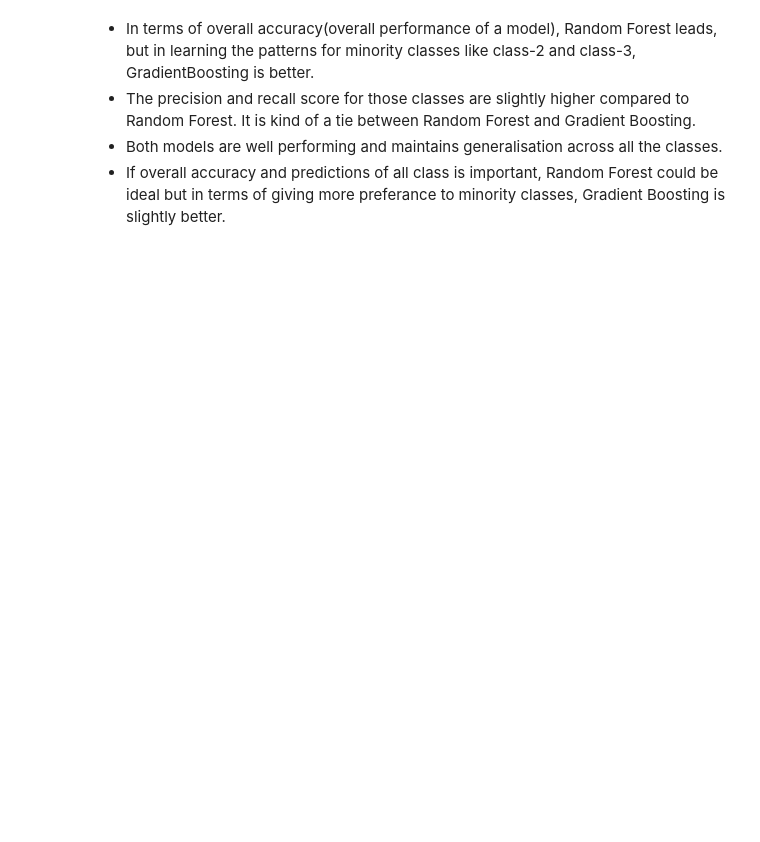
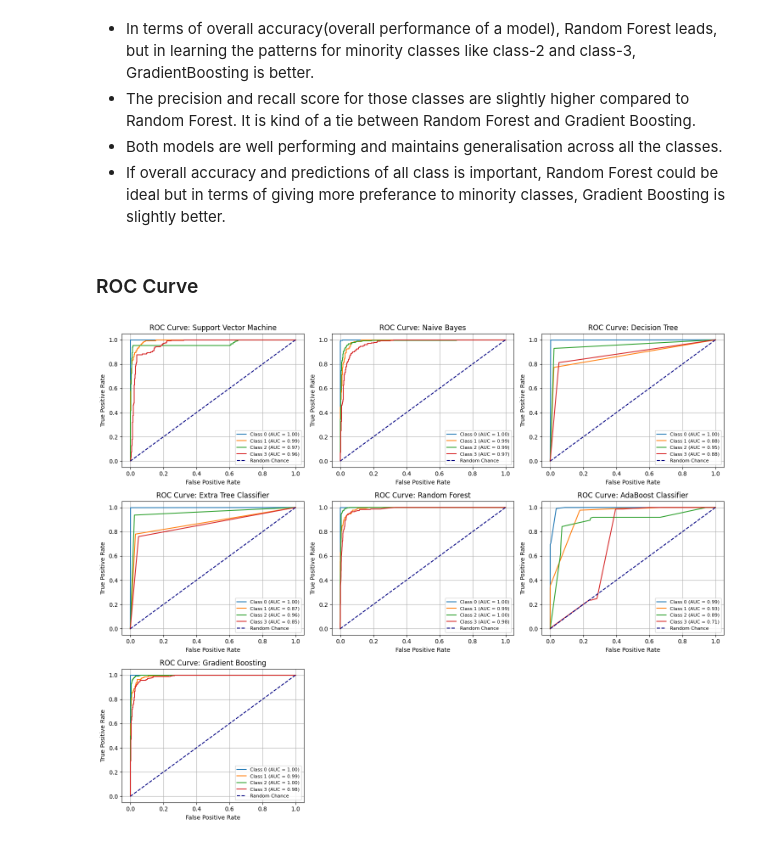
Before and after one commit to Blessonjoel04/Air-Quality-Analysis-and-Modelling, a Jupyter notebook: main.ipynb, the cells around one changed output. Saved outputs shown, nothing was run; the diff lists cells and outputs as text; code cells hidden in the pictures; blank space fills up the shorter version.

Commit message:
ROC Curves for models

```diff
--- a/main.ipynb
+++ b/main.ipynb
@@ -961,3 +961,52 @@ results_df
 * The precision and recall score for those classes are slightly higher compared to Random Forest. It is kind of a tie between Random Forest and Gradient Boosting.
 * Both models are well performing and maintains generalisation across all the classes.
 * If overall accuracy and predictions of all class is important, Random Forest could be ideal but in terms of giving more preferance to minority classes, Gradient Boosting is slightly better.
+# %% [markdown]
+### ROC Curve
+# %%
+from sklearn.metrics import roc_curve, auc
+from sklearn.preprocessing import label_binarize
+
+models = [
+    ("Support Vector Machine", svm),
+    ("Naive Bayes", nb),
+    ("Decision Tree", tree),
+    ("Extra Tree Classifier", extra_tree),
+    ("Random Forest", rf),
+    ("AdaBoost Classifier", adaboost),
+    ("Gradient Boosting", gb)
+]
+
+y_test_binarized = label_binarize(y_test, classes=np.unique(y_test))
+
+num_models = len(models)
+fig, axes = plt.subplots(nrows=3, ncols=3, figsize=(15, 12))
+axes = axes.flatten()
+
+for idx, (name, model) in enumerate(models):
+    ax = axes[idx]
+
+    if hasattr(model, "predict_proba"):
+        y_score = model.predict_proba(X_test)
+    else:
+        y_score = model.decision_function(X_test)
+
+    for i in range(y_test_binarized.shape[1]):
+        fpr, tpr, _ = roc_curve(y_test_binarized[:, i], y_score[:, i])
+        roc_auc = auc(fpr, tpr)
+        ax.plot(fpr, tpr, label=f"Class {i} (AUC = {roc_auc:.2f})")
+
+    ax.plot([0, 1], [0, 1], color="navy", linestyle="--", label="Random Chance")
+    ax.set_title(f"ROC Curve: {name}", fontsize=12)
+    ax.set_xlabel("False Positive Rate", fontsize=10)
+    ax.set_ylabel("True Positive Rate", fontsize=10)
+    ax.legend(loc="lower right", fontsize=8)
+    ax.grid()
+
+# Hide unused subplots if the number of models is less than the grid size
+for idx in range(len(models), len(axes)):
+    fig.delaxes(axes[idx])
+plt.tight_layout()
+plt.show()
+# %% [output]
+[figure, added]
```
Also changed, not shown: parts of 5 cells of this notebook.
